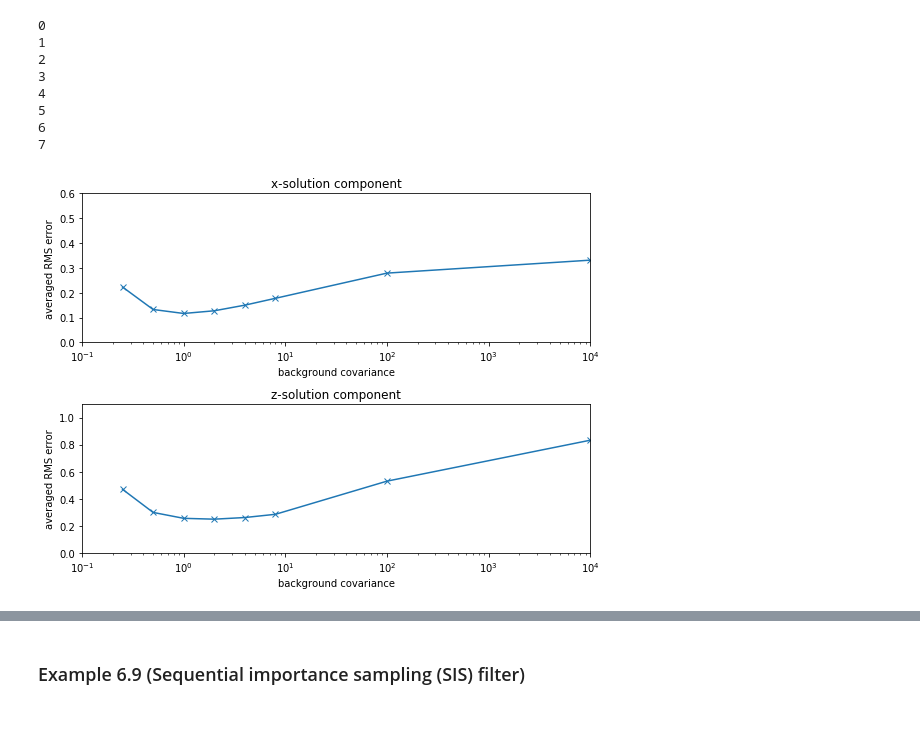
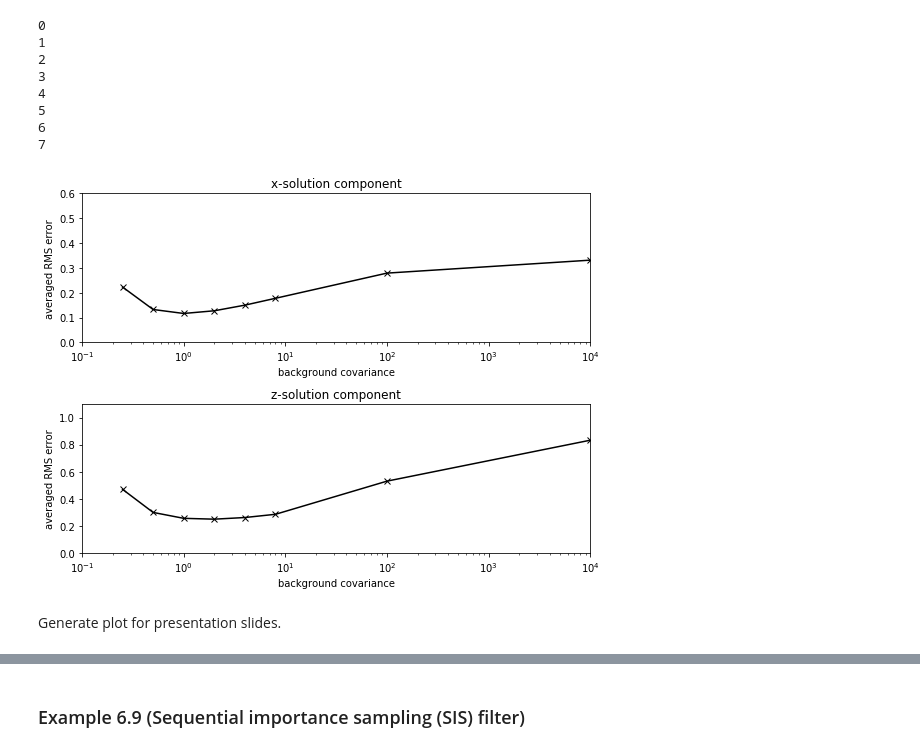
Before and after one commit to ray-chew/probabilistic_forecasting_examples, a Jupyter notebook: Chapter 6.ipynb, the cells around one changed output, grey strips where cells are left out. Saved outputs shown, nothing was run; the diff lists cells and outputs as text; code cells hidden in the pictures; blank space fills up the shorter version.

```diff
--- a/Chapter 6.ipynb
+++ b/Chapter 6.ipynb
@@ -388,21 +388,23 @@ for lkl in range(8):
 # %%
 fig1 = plt.figure(figsize=(8,6))
 ax = fig1.add_subplot(2, 1, 1)
-ax.semilogx(b,rmseX,'-x')
+ax.semilogx(b,rmseX,'-kx')
 ax.set_xlabel("background covariance")
 ax.set_ylabel("averaged RMS error")
 ax.set_title("x-solution component")
 ax.set_xlim([0.1,10000])
 ax.set_ylim([0.0,0.6])
 
 ax = fig1.add_subplot(2, 1, 2)
-ax.semilogx(b,rmseZ,'-x')
+ax.semilogx(b,rmseZ,'-kx')
 ax.set_xlabel("background covariance")
 ax.set_ylabel("averaged RMS error")
 ax.set_title("z-solution component")
 ax.set_xlim([0.1,10000])
 ax.set_ylim([0.0,1.1])
 plt.tight_layout()
 plt.show()
 # %% [output]
-[figure, old version]
+[figure, new version]
+# %% [markdown]
+Generate plot for presentation slides.
```
Also changed, not shown: parts of 1 cell of this notebook, 2 other files.
